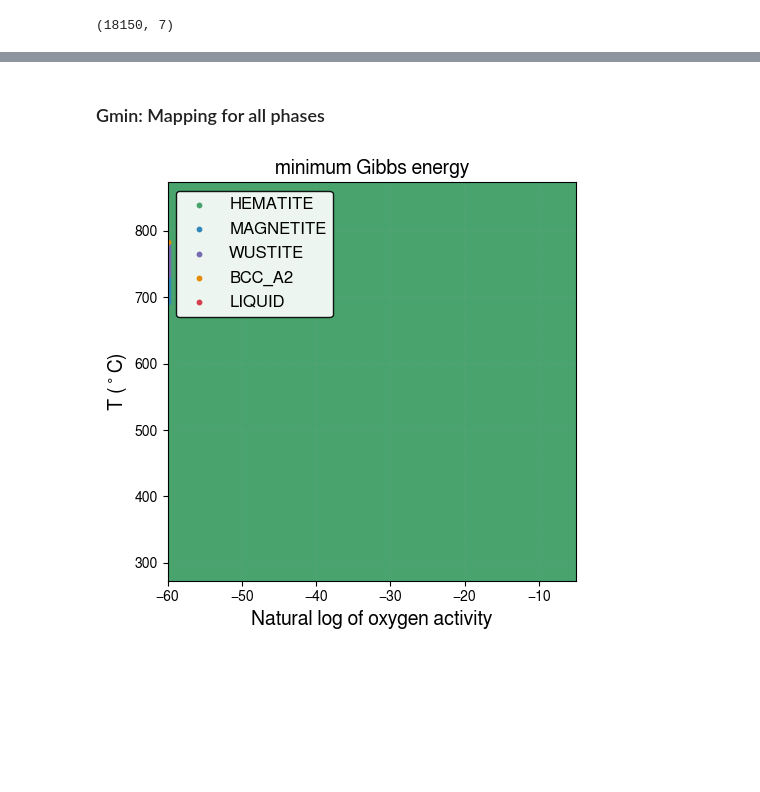
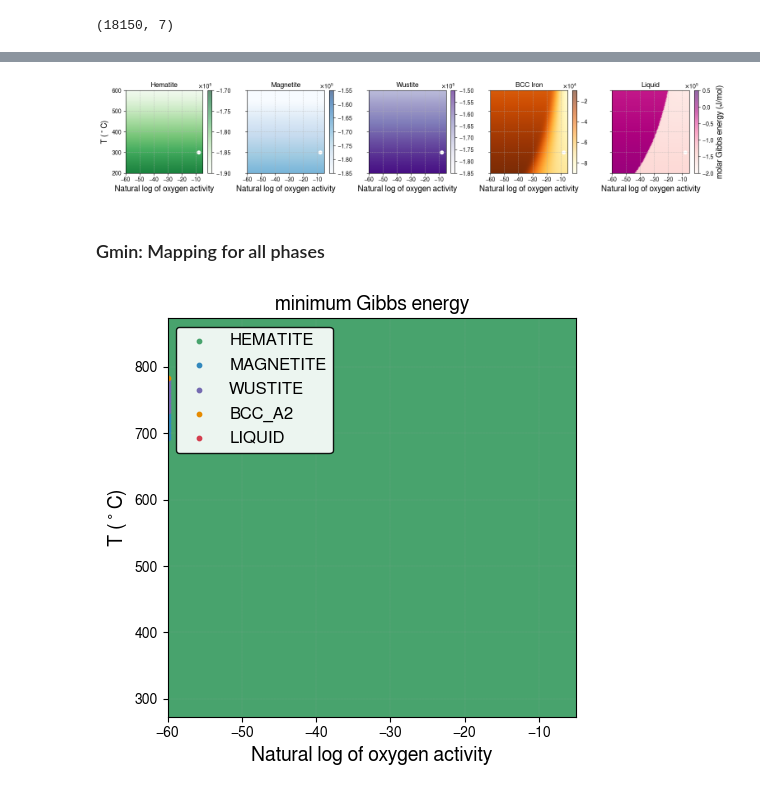
Before and after one commit to YXWU2014/IronOxide_TC, a Jupyter notebook: IronOxide_TC_calculations_TCFE_SSUB.ipynb, the cells around one changed output, grey strips where cells are left out. Cells and saved outputs as stored; diff of their text form; code cells hidden in the pictures; blank space fills up the shorter version.

```diff
--- a/IronOxide_TC_calculations_TCFE_SSUB.ipynb
+++ b/IronOxide_TC_calculations_TCFE_SSUB.ipynb
@@ -638,3 +638,23 @@ plt.show()
+# %%
+from utils import plot_phases
+
+func = 'gm'
+colormaps = {
+    'HEMATITE':  ('Greens', -1.9e5, -1.7e5),
+    'MAGNETITE': ('Blues', -1.85e5, -1.55e5),
+    'WUSTITE':   ('Purples', -1.85e5, -1.5e5),
+    'BCC_A2':    ('YlOrBr', -9e4, -1e4),
+    'LIQUID':    ('RdPu', -2e5, 0.5e5)
+}
+use_defined_range = True
+cbar_label = 'molar Gibbs energy (J/mol)'
+save_plot = False
+plt_output_fname = "_Gm_phases.png"
+plot_phases(phases_list, df_Gmin, func, labels_list,
+            colormaps, use_defined_range, cbar_label,
+            save_plot, current_directory, output_fname, plt_output_fname)
+# %% [output]
+[figure, added]
 # %% [markdown]
 ### Gmin: Mapping for all phases
 # %%
```
Also changed, not shown: parts of 6 cells of this notebook, 16 other files.
